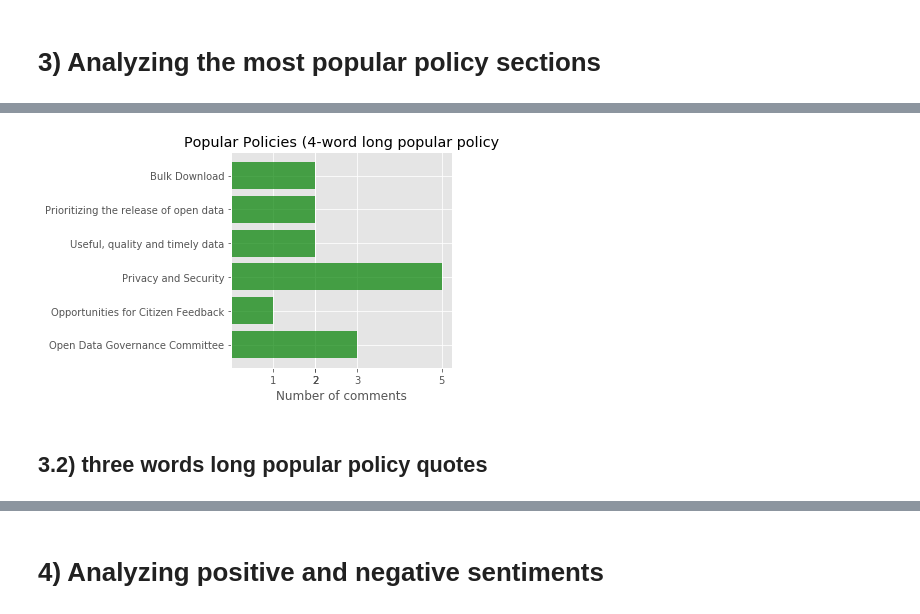
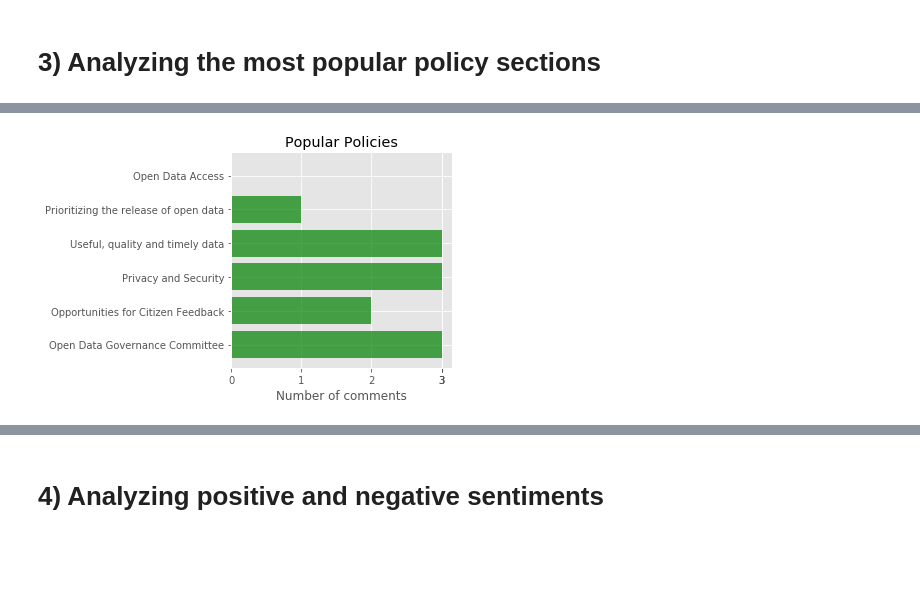
Before and after one commit to faraz-ahmed-sh/Sunlight_Foundation_Summer_2017, a Jupyter notebook: Project on comment scraping/Sunlight_comment_scrapping_and_analysis.ipynb, the cells around one changed output, grey strips where cells are left out. Drawn from its saved outputs; the diff is of its cells as text; code cells hidden in the pictures; blank space fills up the shorter version.

```diff
--- a/Project on comment scraping/Sunlight_comment_scrapping_and_analysis.ipynb
+++ b/Project on comment scraping/Sunlight_comment_scrapping_and_analysis.ipynb
@@ -309,11 +322,9 @@ Comment text: I would be interested to see this more finely documented. It would
 Number of likes: 0
 # %%
 # hand-made (this needs eye-balling)
-main_policies = ['Open Data Governance Committee', "Opportunities for Citizen Feedback", 'Privacy and Security', 'Useful, quality and timely data', "Prioritizing the release of open data", "Bulk Download"]
-count_pop_policies = [3, 1, 5, 2, 2, 2]
+main_policies = ['Open Data Governance Committee', "Opportunities for Citizen Feedback", 'Privacy and Security', 'Useful, quality and timely data', "Prioritizing the release of open data", 'Open Data Access']
+count_pop_policies = [3, 2, 3, 3, 1, 0]
 # %%
-horizontal_bar(main_policies, count_pop_policies, "Number of comments", "Popular Policies (4-word long popular policy")
+horizontal_bar(main_policies, count_pop_policies, "Number of comments", "Popular Policies")
 # %% [output]
-[figure, old version]
+[figure, new version]
-# %% [markdown]
-## 3.2) three words long popular policy quotes
```
Also changed, not shown: parts of 59 cells of this notebook.
